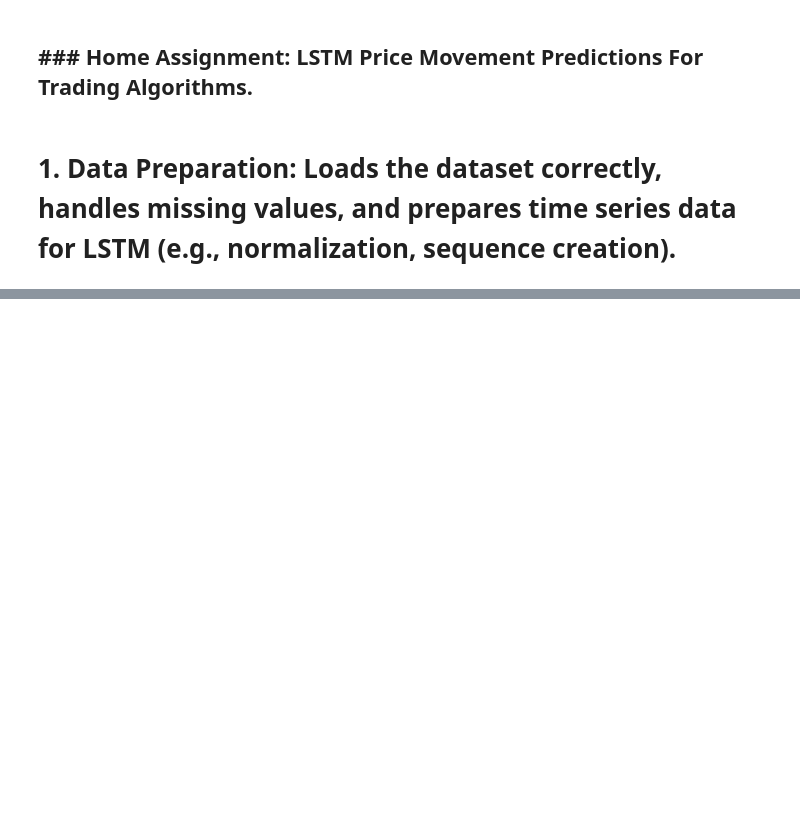
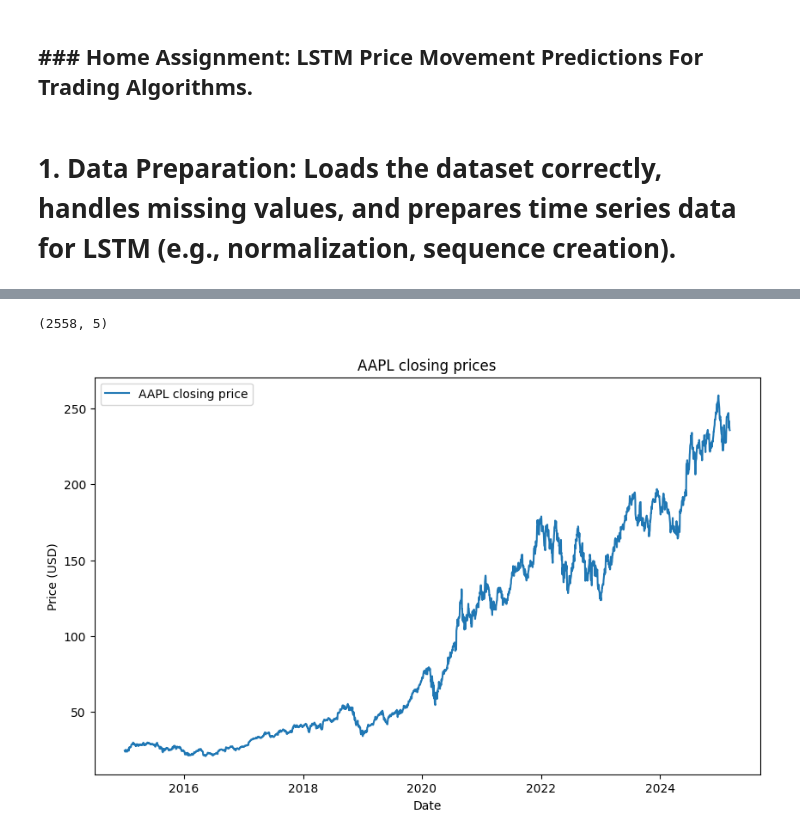
Before and after one commit to svetlanama/Data-Science-in-Finance-, a Jupyter notebook: DSIF9_0_Time_series_modelling_in_Financial_Services.ipynb, the cells around one changed output, grey strips where cells are left out. Drawn from its saved outputs; the diff is of its cells as text; code cells hidden in the pictures; blank space fills up the shorter version.

Commit message:
Load and Display data

```diff
--- a/DSIF9_0_Time_series_modelling_in_Financial_Services.ipynb
+++ b/DSIF9_0_Time_series_modelling_in_Financial_Services.ipynb
@@ -705,0 +679,10 @@ Mounted at /content/drive
+# %%
+import yfinance as yf
+# Define the ticker symbol for Apple Inc.
+chosen_stock = 'AAPL'
+
+# Use yfinance to download the stock data
+stock_data = yf.download(chosen_stock, start='2015-01-01', end='2025-03-06', interval='1d')
+
+# Display the first few rows of the data
+stock_data.tail()
@@ -705,0 +700,19 @@ Mounted at /content/drive
+# %%
+stock_data.shape
+# %% [output]
+(2558, 5)
+# %%
+def plot_stock_price(stock_data, ticker):
+
+     # Plot the closing price data
+    plt.figure(figsize=(10, 6))
+    plt.plot(stock_data['Close'], label=f"{ticker} closing price")
+    plt.title(f"{ticker} closing prices")
+    plt.xlabel('Date')
+    plt.ylabel('Price (USD)')
+    plt.legend()
+    plt.show()
+
+plot_stock_price(stock_data, chosen_stock)
+# %% [output]
+[figure, added]
```
Also changed, not shown: parts of 3 cells of this notebook.
